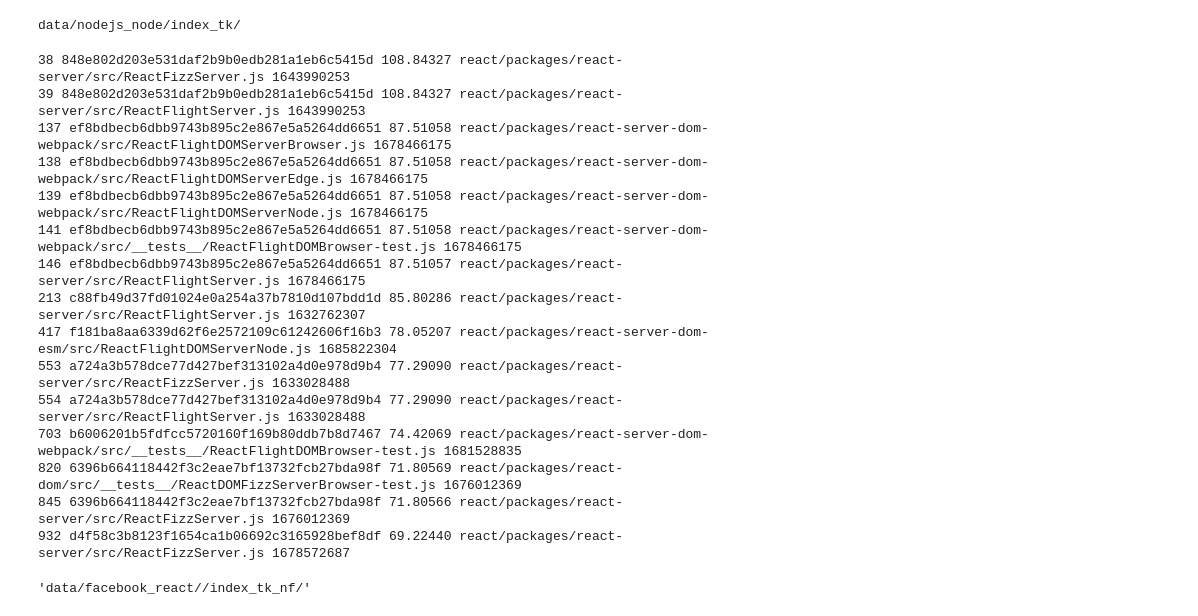
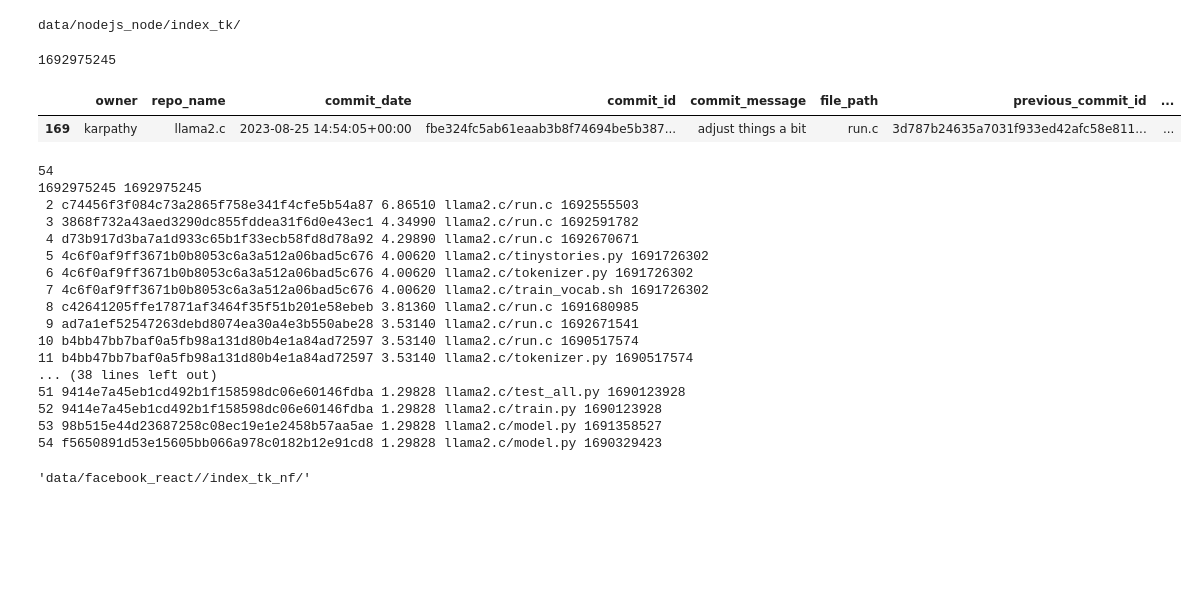
Before and after one commit to Siddharth-Gandhi/ds, a Jupyter notebook: bm25.ipynb, the cells around one changed output. Saved outputs shown, nothing was run; the diff lists cells and outputs as text; code cells hidden in the pictures; blank space fills up the shorter version.

Commit message:
multi repo eval mostly fixed, need to recheck

```diff
--- a/bm25.ipynb
+++ b/bm25.ipynb
@@ -138,6 +210,15 @@ for repo in REPO_LIST:
 print('Total number of commits:', total_commits)
 # %% [output]
 Total number of commits: 11595
+# %%
+def get_combined_df(repo_dir):
+    all_files = glob.glob(os.path.join(repo_dir, '*.parquet'))
+    all_dataframes = [pd.read_parquet(file) for file in all_files]
+    combined_df = pd.concat(all_dataframes, ignore_index=True)
+    combined_df['commit_date'] = (combined_df['commit_date'].astype('int64') / 1e9).astype('int64')
+    # replace NaN with empty string
+    # combined_df.fillna('', inplace=True)
+    return combined_df
 # %%
 def convert_repo_to_jsonl(repo_dir, output_file, use_tokenizer=False):
     all_files = glob.glob(os.path.join(repo_dir, '*.parquet'))
@@ -437,3 +549,5 @@ repo_dir = f"data/facebook_react/"
 print(idx_path)
 # %% [output]
 data/nodejs_node/index_tk/
+# %%
+karpathy_repo = get_combined_df('data/karpathy_llama2.c/')
@@ -440,36 +559,53 @@ data/nodejs_node/index_tk/
+# %%
+k_q_d
+# %% [output]
+1692975245
+# %%
+# find commit id bf9a1162e1bd2e1d492bd637eb26fd1c04d22d79
+karpathy_repo[karpathy_repo['commit_id'] == 'fbe324fc5ab61eaab3b8f74694be5b3870d3d5ee']
+# %% [output]
+|  | owner | repo_name | commit_date | commit_id | commit_message | file_path | previous_commit_id | ... |
+| 169 | karpathy | llama2.c | 2023-08-25 14:54:05+00:00 | fbe324fc5ab61eaab3b8f74694be5b387... | adjust things a bit | run.c | 3d787b24635a7031f933ed42afc58e811... | ... |
 # %%
 # idx_path = f'{repo_dir}/index_tk/'
-idx_path = f'data/facebook_react/index_tk'
+idx_path = 'data/karpathy_llama2.c/index_tk'
 bm25searcher = LuceneSearcher(idx_path)
-hits = bm25searcher.search(tokenize(modified_query), k=1000)
-# print(hits[0])
+hits = bm25searcher.search(tokenize(k_q), k=1000)
+print(len(hits))
+# unix_date = convert_date_to_timestamp(k_q_d, precise_timestamp=False)
+unix_date = k_q_d
 for i in range(len(hits)):
     # print(f'{i+1:2} {hits[i].docid:4} {hits[i].score:.5f}')
     # print with repo name and file name
     obj = json.loads(hits[i].raw)
     # print(obj)
     commit_date = int(obj["commit_date"])
-    if commit_date > convert_date_to_timestamp(query_date):
+    if obj['id'] == 'fbe324fc5ab61eaab3b8f74694be5b3870d3d5ee':
+        print(commit_date, unix_date)
+
+    if commit_date >= unix_date:
         continue
-    if obj["file_path"] in actual_modified_files:
-        print(f'{i+1:2} {hits[i].docid:4} {hits[i].score:.5f} {obj["repo_name"]}/{obj["file_path"]} {commit_date}')
-    # print(f'{i+1:2} {hits[i].docid:4} {hits[i].score:.5f} {obj["repo_name"]}/{obj["file_path"]} {commit_date}')
+    # if obj["file_path"] in actual_modified_files:
+    #     print(f'{i+1:2} {hits[i].docid:4} {hits[i].score:.5f} {obj["repo_name"]}/{obj["file_path"]} {commit_date}')
+    print(f'{i+1:2} {hits[i].docid:4} {hits[i].score:.5f} {obj["repo_name"]}/{obj["file_path"]} {commit_date}')
 # %% [output]
-38 848e802d203e531daf2b9b0edb281a1eb6c5415d 108.84327 react/packages/react-server/src/ReactFizzServer.js 1643990253
-39 848e802d203e531daf2b9b0edb281a1eb6c5415d 108.84327 react/packages/react-server/src/ReactFlightServer.js 1643990253
-137 ef8bdbecb6dbb9743b895c2e867e5a5264dd6651 87.51058 react/packages/react-server-dom-webpack/src/ReactFlightDOMServerBrowser.js 1678466175
-138 ef8bdbecb6dbb9743b895c2e867e5a5264dd6651 87.51058 react/packages/react-server-dom-webpack/src/ReactFlightDOMServerEdge.js 1678466175
-139 ef8bdbecb6dbb9743b895c2e867e5a5264dd6651 87.51058 react/packages/react-server-dom-webpack/src/ReactFlightDOMServerNode.js 1678466175
-141 ef8bdbecb6dbb9743b895c2e867e5a5264dd6651 87.51058 react/packages/react-server-dom-webpack/src/__tests__/ReactFlightDOMBrowser-test.js 1678466175
-146 ef8bdbecb6dbb9743b895c2e867e5a5264dd6651 87.51057 react/packages/react-server/src/ReactFlightServer.js 1678466175
-213 c88fb49d37fd01024e0a254a37b7810d107bdd1d 85.80286 react/packages/react-server/src/ReactFlightServer.js 1632762307
-417 f181ba8aa6339d62f6e2572109c61242606f16b3 78.05207 react/packages/react-server-dom-esm/src/ReactFlightDOMServerNode.js 1685822304
-553 a724a3b578dce77d427bef313102a4d0e978d9b4 77.29090 react/packages/react-server/src/ReactFizzServer.js 1633028488
-554 a724a3b578dce77d427bef313102a4d0e978d9b4 77.29090 react/packages/react-server/src/ReactFlightServer.js 1633028488
-703 b6006201b5fdfcc5720160f169b80ddb7b8d7467 74.42069 react/packages/react-server-dom-webpack/src/__tests__/ReactFlightDOMBrowser-test.js 1681528835
-820 6396b664118442f3c2eae7bf13732fcb27bda98f 71.80569 react/packages/react-dom/src/__tests__/ReactDOMFizzServerBrowser-test.js 1676012369
-845 6396b664118442f3c2eae7bf13732fcb27bda98f 71.80566 react/packages/react-server/src/ReactFizzServer.js 1676012369
-932 d4f58c3b8123f1654ca1b06692c3165928bef8df 69.22440 react/packages/react-server/src/ReactFizzServer.js 1678572687
+54
+1692975245 1692975245
+ 2 c74456f3f084c73a2865f758e341f4cfe5b54a87 6.86510 llama2.c/run.c 1692555503
+ 3 3868f732a43aed3290dc855fddea31f6d0e43ec1 4.34990 llama2.c/run.c 1692591782
+ 4 d73b917d3ba7a1d933c65b1f33ecb58fd8d78a92 4.29890 llama2.c/run.c 1692670671
+ 5 4c6f0af9ff3671b0b8053c6a3a512a06bad5c676 4.00620 llama2.c/tinystories.py 1691726302
+ 6 4c6f0af9ff3671b0b8053c6a3a512a06bad5c676 4.00620 llama2.c/tokenizer.py 1691726302
+ 7 4c6f0af9ff3671b0b8053c6a3a512a06bad5c676 4.00620 llama2.c/train_vocab.sh 1691726302
+ 8 c42641205ffe17871af3464f35f51b201e58ebeb 3.81360 llama2.c/run.c 1691680985
+ 9 ad7a1ef52547263debd8074ea30a4e3b550abe28 3.53140 llama2.c/run.c 1692671541
+10 b4bb47bb7baf0a5fb98a131d80b4e1a84ad72597 3.53140 llama2.c/run.c 1690517574
+11 b4bb47bb7baf0a5fb98a131d80b4e1a84ad72597 3.53140 llama2.c/tokenizer.py 1690517574
+... (38 lines left out)
+51 9414e7a45eb1cd492b1f158598dc06e60146fdba 1.29828 llama2.c/test_all.py 1690123928
+52 9414e7a45eb1cd492b1f158598dc06e60146fdba 1.29828 llama2.c/train.py 1690123928
+53 98b515e44d23687258c08ec19e1e2458b57aa5ae 1.29828 llama2.c/model.py 1691358527
+54 f5650891d53e15605bb066a978c0182b12e91cd8 1.29828 llama2.c/model.py 1690329423
 # %%
 # we have to write a function to evaluate this behaviour. For now just focus on the perfomance of normal query (without modification)
 # the way we do this is by randomly sampling 1000 queries from df and then running the query on the index and then checking if the file is present in the actual_modified_files list. We want to store all hits and return IR metrics like MAP, MRR, P@10, P@100, P@1K, P@10K, NDCG@10, NDCG@100, NDCG@1K, NDCG@10K
```
Also changed, not shown: parts of 23 cells of this notebook.
